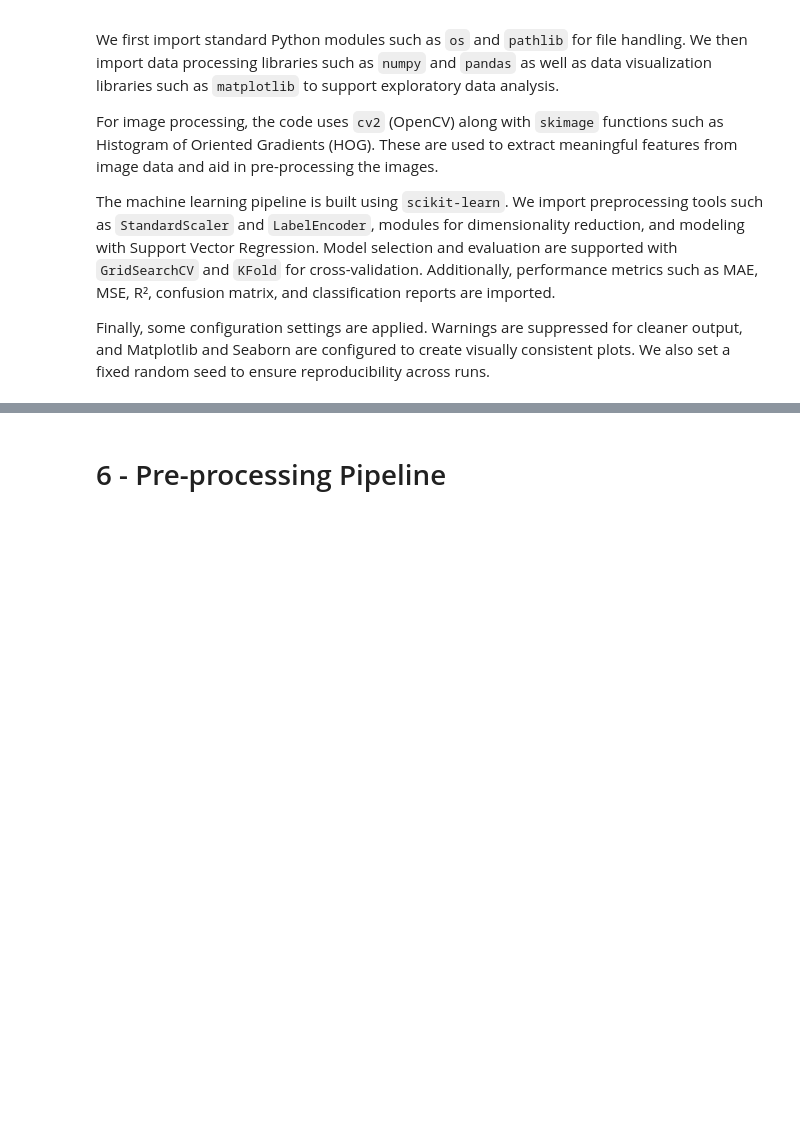
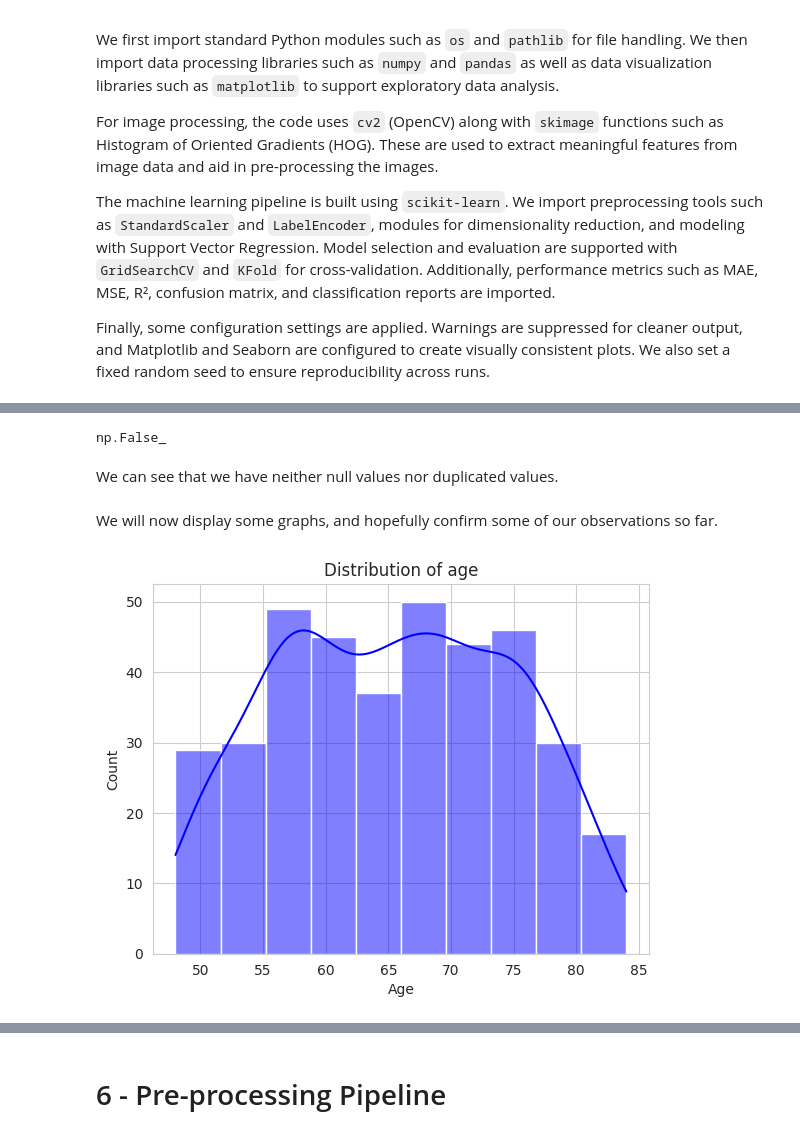
Before and after one commit to ssrithw/bmd, a Jupyter notebook: NIR_01_Proposal.ipynb, the cells around one changed output, grey strips where cells are left out. Cells and saved outputs as stored; diff of their text form; code cells hidden in the pictures; blank space fills up the shorter version.

```diff
--- a/NIR_01_Proposal.ipynb
+++ b/NIR_01_Proposal.ipynb
@@ -212,0 +214,18 @@ plt.show()
+# %%
+# convert the age column to years
+train_df["age"] = train_df["interview_age"]/12
+
+# based on the earlier describe(), it might be worth it to convert the gender column to a numeric column
+# to get numeric stats
+train_df["gender_numeric"] = train_df["Gender"].map({"M": 0, "F": 1})
+
+# because it will come up later, i am also adding columns to calculate the T-score and labels for normal or low BMD
+train_df["t_score"] = (train_df["BMD"] - 0.86)/0.12
+
+# add binary label (0 = Normal, 1 = Low BMD) to make it easier for us later
+train_df["low_bmd"] = (train_df["t_score"] < -1).astype(int)
+
+# use sample instead of head to get a random sample - slightly easier to detect outliers
+# especially in the new Age column, where we've assumed the age is provided in months to
+# capture finer age details
+train_df.sample(n=15, random_state=RANDOM_STATE)
@@ -212,0 +294,18 @@ plt.show()
+# %%
+# this does a simple boolean check for duplicate values
+
+train_df.duplicated().any()
+# %% [output]
+np.False_
+# %% [markdown]
+We can see that we have neither null values nor duplicated values.
+# %% [markdown]
+We will now display some graphs, and hopefully confirm some of our observations so far.
+# %%
+sns.histplot(data=train_df, x='age', bins=10, kde=True, color='blue')
+plt.xlabel("Age")
+plt.ylabel("Count")
+plt.title("Distribution of age")
+plt.show()
+# %% [output]
+[figure, added]
```
Also changed, not shown: parts of 61 cells of this notebook.
